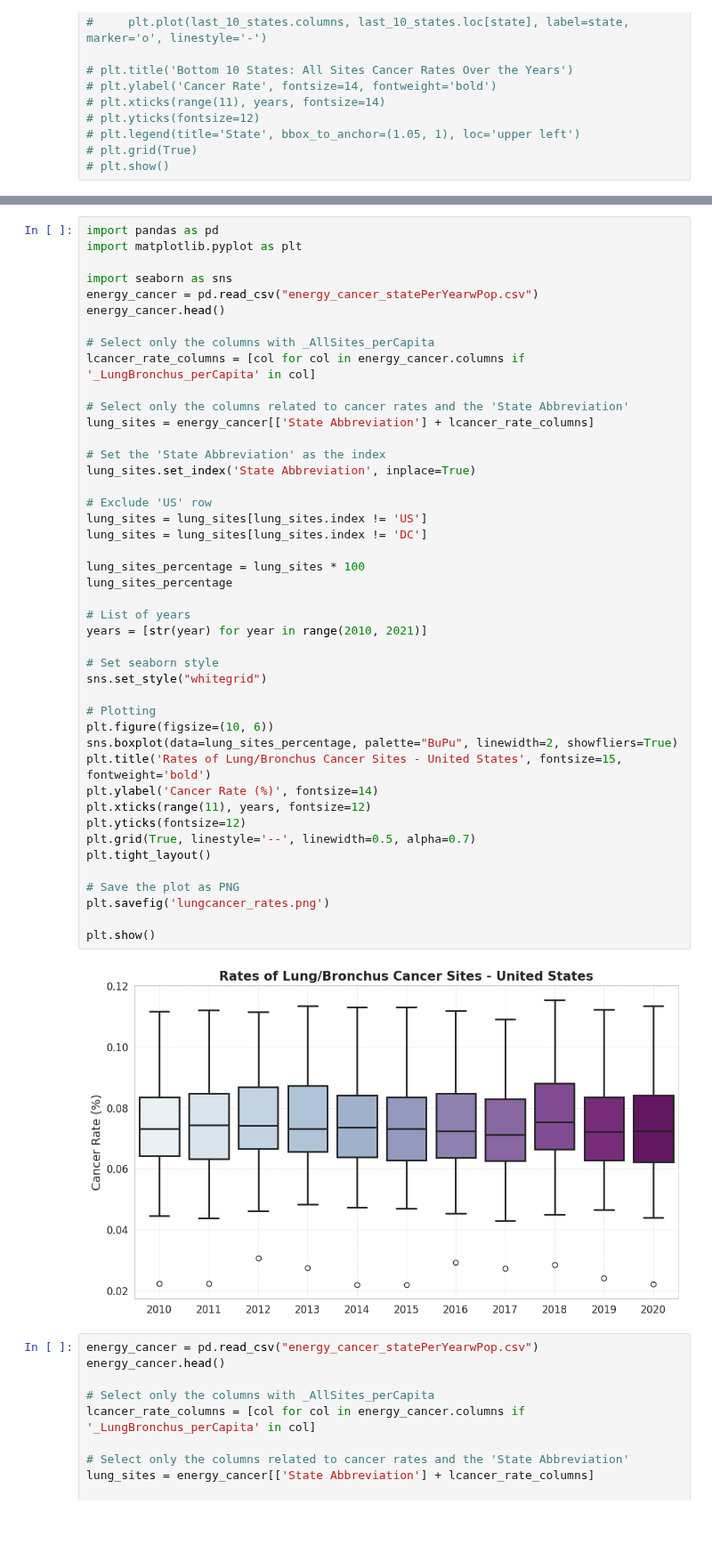
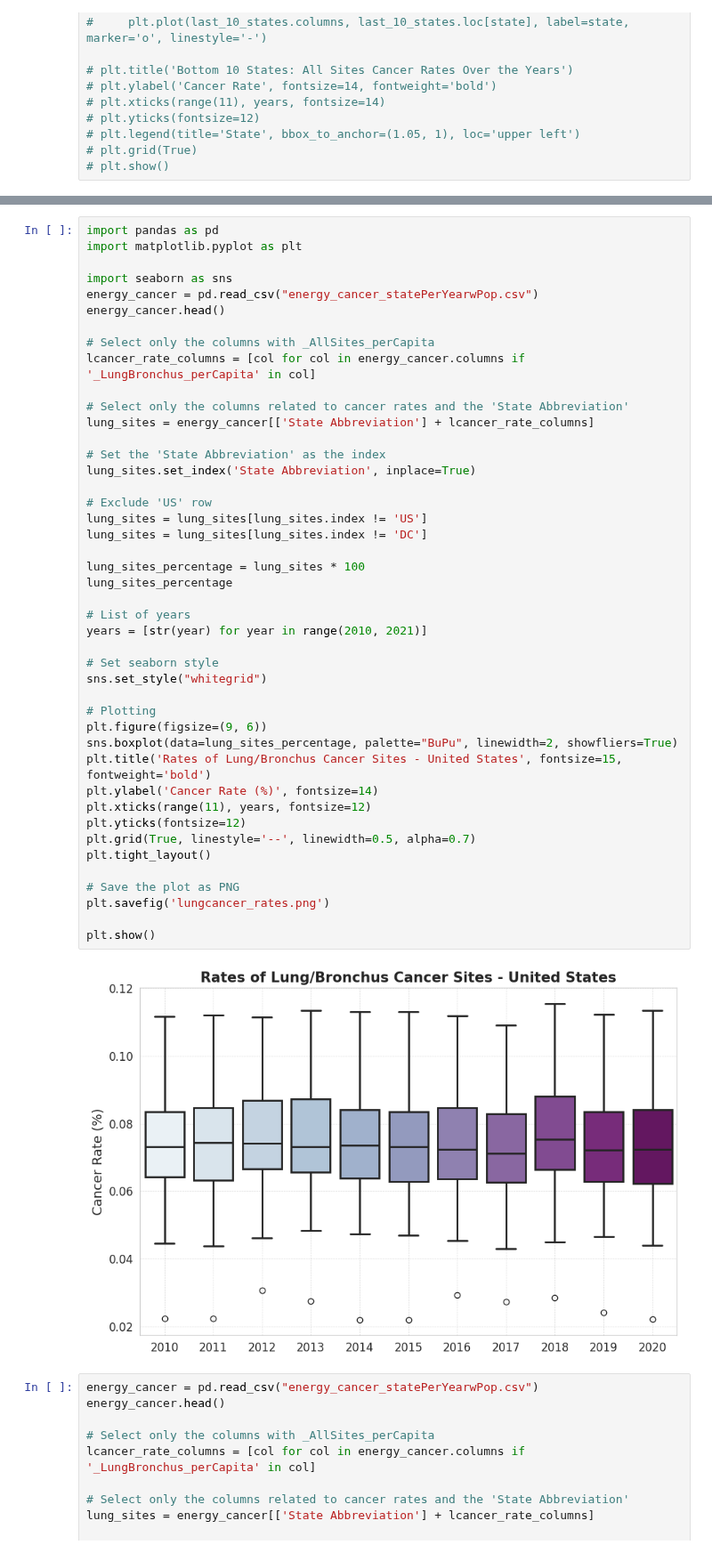
Before and after one commit to fraserclaire/Group3_Project4, a Jupyter notebook: claire/cancer_visualization_wYearPop.ipynb, the cells around one changed output, grey strips where cells are left out. Shown at 89% size. Saved outputs shown, nothing was run; the diff lists cells and outputs as text; blank space fills up the shorter version.

```diff
--- a/claire/cancer_visualization_wYearPop.ipynb
+++ b/claire/cancer_visualization_wYearPop.ipynb
@@ -178,35 +178,35 @@ lung_sites = energy_cancer[['State Abbreviation'] + lcancer_rate_columns]
 # Set the 'State Abbreviation' as the index
 lung_sites.set_index('State Abbreviation', inplace=True)
 
 # Exclude 'US' row
 lung_sites = lung_sites[lung_sites.index != 'US']
 lung_sites = lung_sites[lung_sites.index != 'DC']
 
 lung_sites_percentage = lung_sites * 100
 lung_sites_percentage
 
 # List of years
 years = [str(year) for year in range(2010, 2021)]
 
 # Set seaborn style
 sns.set_style("whitegrid")
 
 # Plotting
-plt.figure(figsize=(10, 6))
+plt.figure(figsize=(9, 6))
 sns.boxplot(data=lung_sites_percentage, palette="BuPu", linewidth=2, showfliers=True)
 plt.title('Rates of Lung/Bronchus Cancer Sites - United States', fontsize=15, fontweight='bold')
 plt.ylabel('Cancer Rate (%)', fontsize=14)
 plt.xticks(range(11), years, fontsize=12)
 plt.yticks(fontsize=12)
 plt.grid(True, linestyle='--', linewidth=0.5, alpha=0.7)
 plt.tight_layout()
 
 # Save the plot as PNG
 plt.savefig('lungcancer_rates.png')
 
 plt.show()
 # %% [output]
-[figure, old version]
+[figure, new version]
 # %%
 energy_cancer = pd.read_csv("energy_cancer_statePerYearwPop.csv")
 energy_cancer.head()
```
Also changed, not shown: parts of 3 cells of this notebook, 6 other files.
